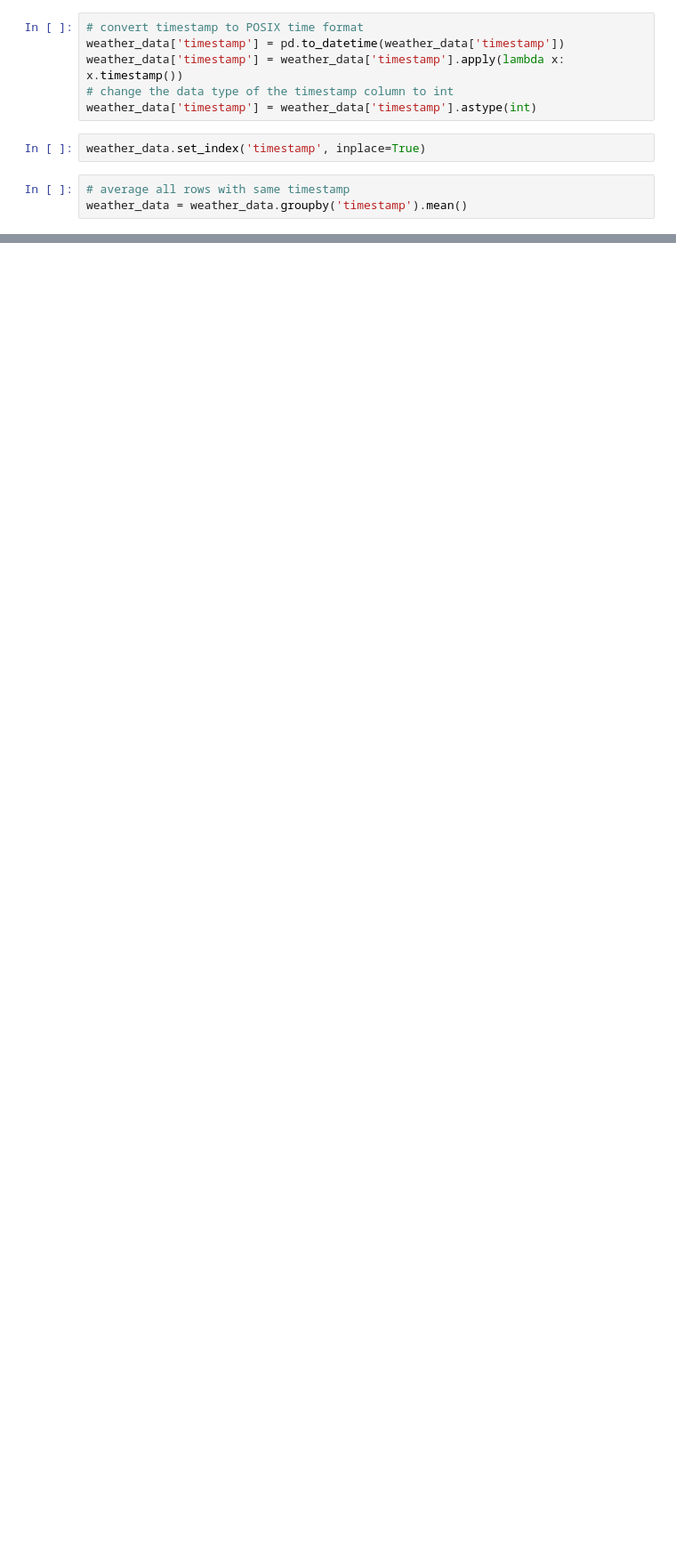
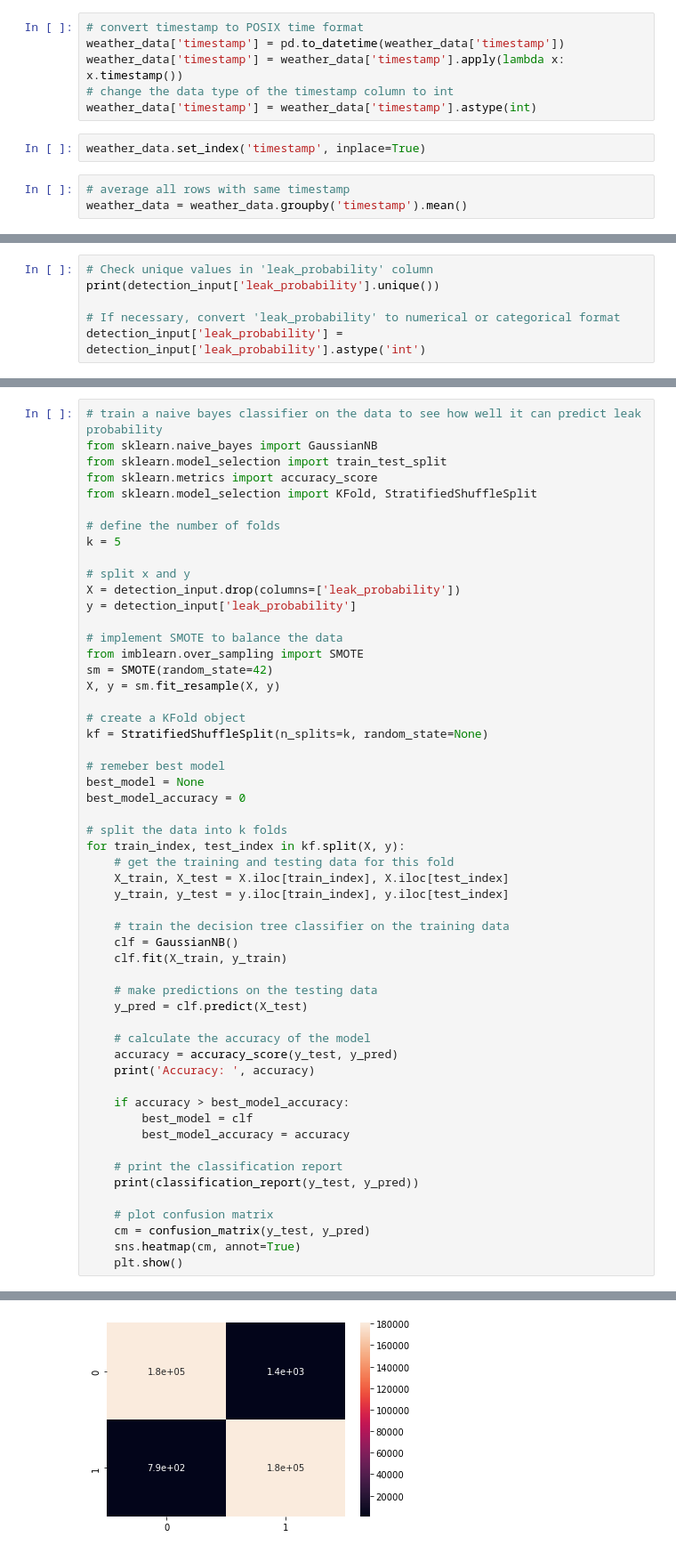
Before and after one commit to rohanchugh14/HackUTD-X-Golden-Hour, a Jupyter notebook: main.ipynb, the cells around one changed output, grey strips where cells are left out. Shown: that part at 89% size. Drawn from its saved outputs; the diff is of its cells as text; blank space fills up the shorter version.

```diff
--- a/main.ipynb
+++ b/main.ipynb
@@ -280,0 +227,6 @@ ValueError: Input contains NaN, infinity or a value too large for dtype('float32
+# %%
+# Check unique values in 'leak_probability' column
+print(detection_input['leak_probability'].unique())
+
+# If necessary, convert 'leak_probability' to numerical or categorical format
+detection_input['leak_probability'] = detection_input['leak_probability'].astype('int')
@@ -280,0 +235,55 @@ ValueError: Input contains NaN, infinity or a value too large for dtype('float32
+# %%
+# train a naive bayes classifier on the data to see how well it can predict leak probability
+from sklearn.naive_bayes import GaussianNB
+from sklearn.model_selection import train_test_split
+from sklearn.metrics import accuracy_score
+from sklearn.model_selection import KFold, StratifiedShuffleSplit
+
+# define the number of folds
+k = 5
+
+# split x and y
+X = detection_input.drop(columns=['leak_probability'])
+y = detection_input['leak_probability']
+
+# implement SMOTE to balance the data
+from imblearn.over_sampling import SMOTE
+sm = SMOTE(random_state=42)
+X, y = sm.fit_resample(X, y)
+
+# create a KFold object
+kf = StratifiedShuffleSplit(n_splits=k, random_state=None)
+
+# remeber best model
+best_model = None
+best_model_accuracy = 0
+
+# split the data into k folds
+for train_index, test_index in kf.split(X, y):
+    # get the training and testing data for this fold
+    X_train, X_test = X.iloc[train_index], X.iloc[test_index]
+    y_train, y_test = y.iloc[train_index], y.iloc[test_index]
+
+    # train the decision tree classifier on the training data
+    clf = GaussianNB()
+    clf.fit(X_train, y_train)
+
+    # make predictions on the testing data
+    y_pred = clf.predict(X_test)
+
+    # calculate the accuracy of the model
+    accuracy = accuracy_score(y_test, y_pred)
+    print('Accuracy: ', accuracy)
+
+    if accuracy > best_model_accuracy:
+        best_model = clf
+        best_model_accuracy = accuracy
+
+    # print the classification report
+    print(classification_report(y_test, y_pred))
+
+    # plot confusion matrix
+    cm = confusion_matrix(y_test, y_pred)
+    sns.heatmap(cm, annot=True)
+    plt.show()
+# %% [output]
@@ -280,0 +299 @@ ValueError: Input contains NaN, infinity or a value too large for dtype('float32
+[figure, added]
```
Also changed, not shown: parts of 33 cells of this notebook, 3 other files.
